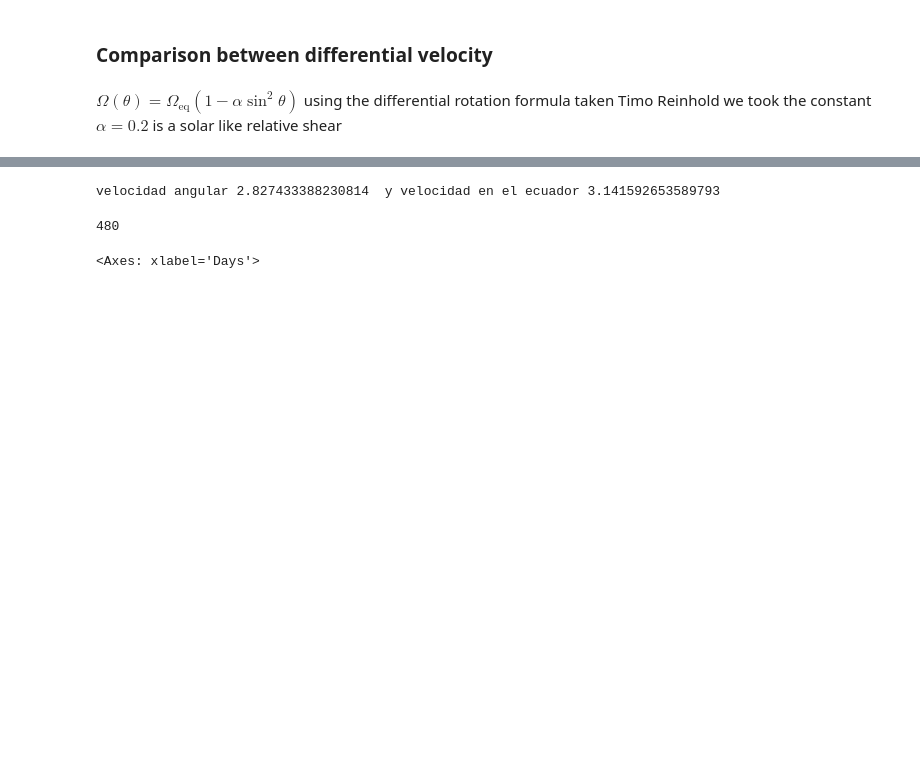
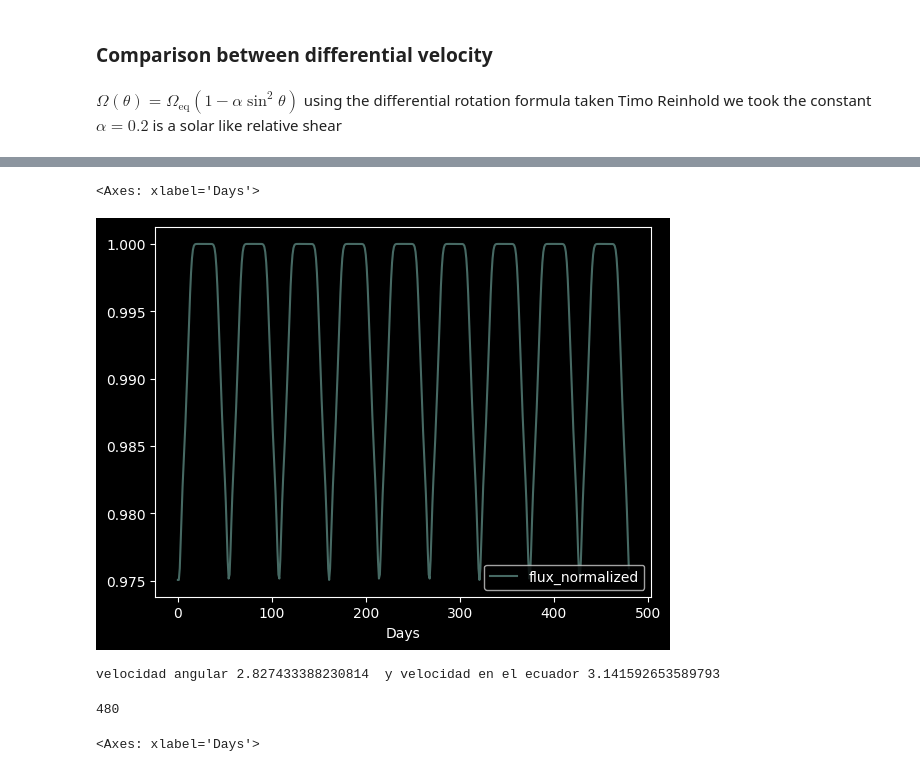
Before and after one commit to Ruben94astro/Tesis, a Jupyter notebook: Function_mod_original.ipynb, the cells around one changed output, grey strips where cells are left out. Drawn from its saved outputs; the diff is of its cells as text; code cells hidden in the pictures; blank space fills up the shorter version.

```diff
--- a/Function_mod_original.ipynb
+++ b/Function_mod_original.ipynb
@@ -230,3 +244,8 @@ $\mathrm{\frac{rad}{d}}$
+# %%
+flux_plot(fluxes)
+# %% [output]
+<Axes: xlabel='Days'>
+[figure, added]
 # %%
 import matplotlib.pyplot as plt
 import astropy.units as u
```
Also changed, not shown: parts of 8 cells of this notebook.
